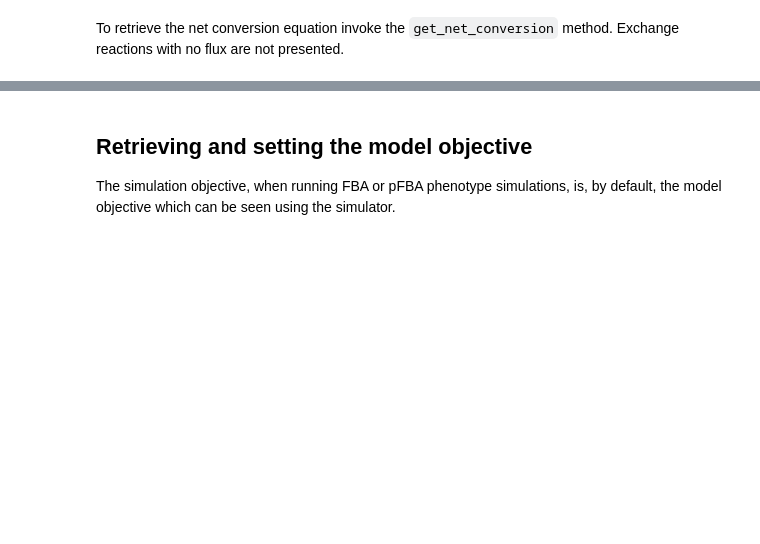
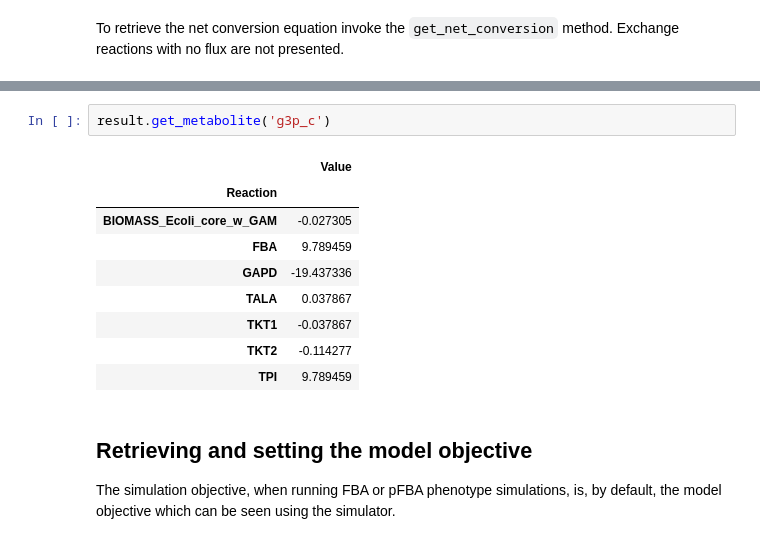
Before and after one commit to BioSystemsUM/MEWpy, a Jupyter notebook: examples/simulation.ipynb, the cells around one changed output, grey strips where cells are left out. Cells and saved outputs as stored; diff of their text form; blank space fills up the shorter version.

```diff
--- a/examples/simulation.ipynb
+++ b/examples/simulation.ipynb
@@ -113,3 +317,15 @@ result.get_net_conversion()
+# %%
+result.get_metabolite('g3p_c')
+# %% [output]
+|  | Value |
+| Reaction |  |
+| BIOMASS_Ecoli_core_w_GAM | -0.027305 |
+| FBA | 9.789459 |
+| GAPD | -19.437336 |
+| TALA | 0.037867 |
+| TKT1 | -0.037867 |
+| TKT2 | -0.114277 |
+| TPI | 9.789459 |
 # %% [markdown]
 
 
```
Also changed, not shown: parts of 33 cells of this notebook, 8 other files.
